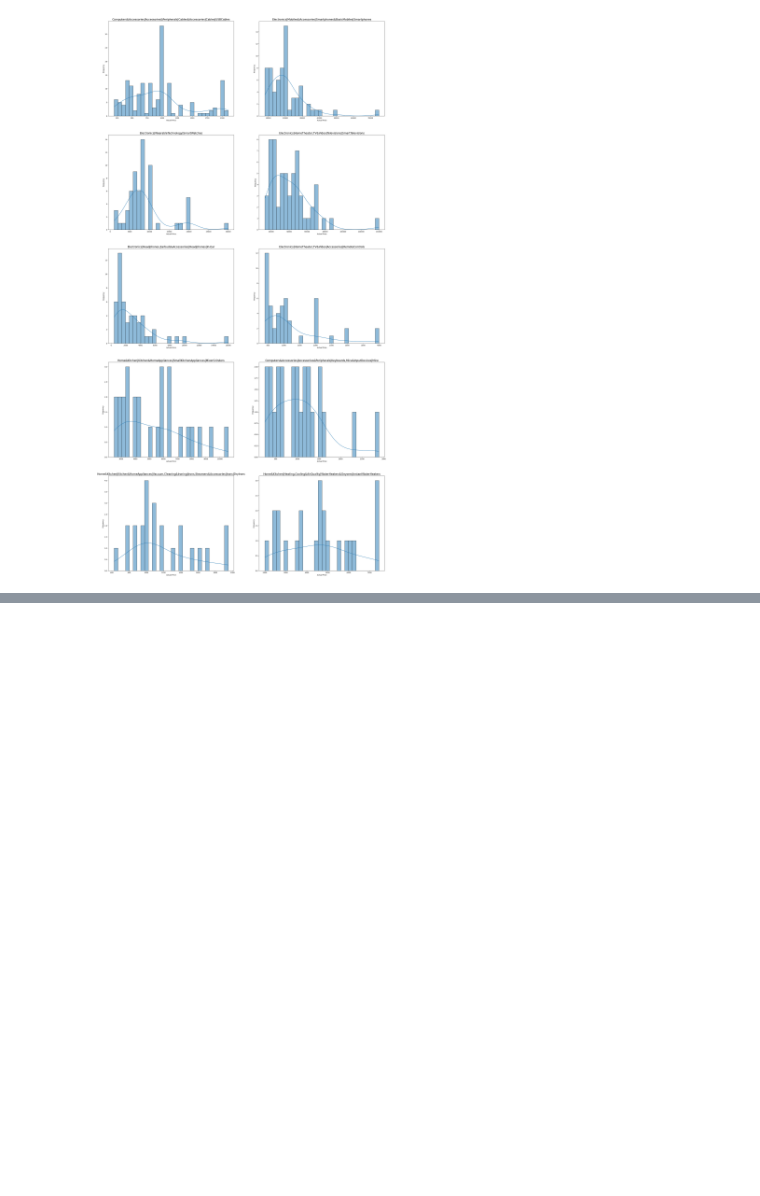
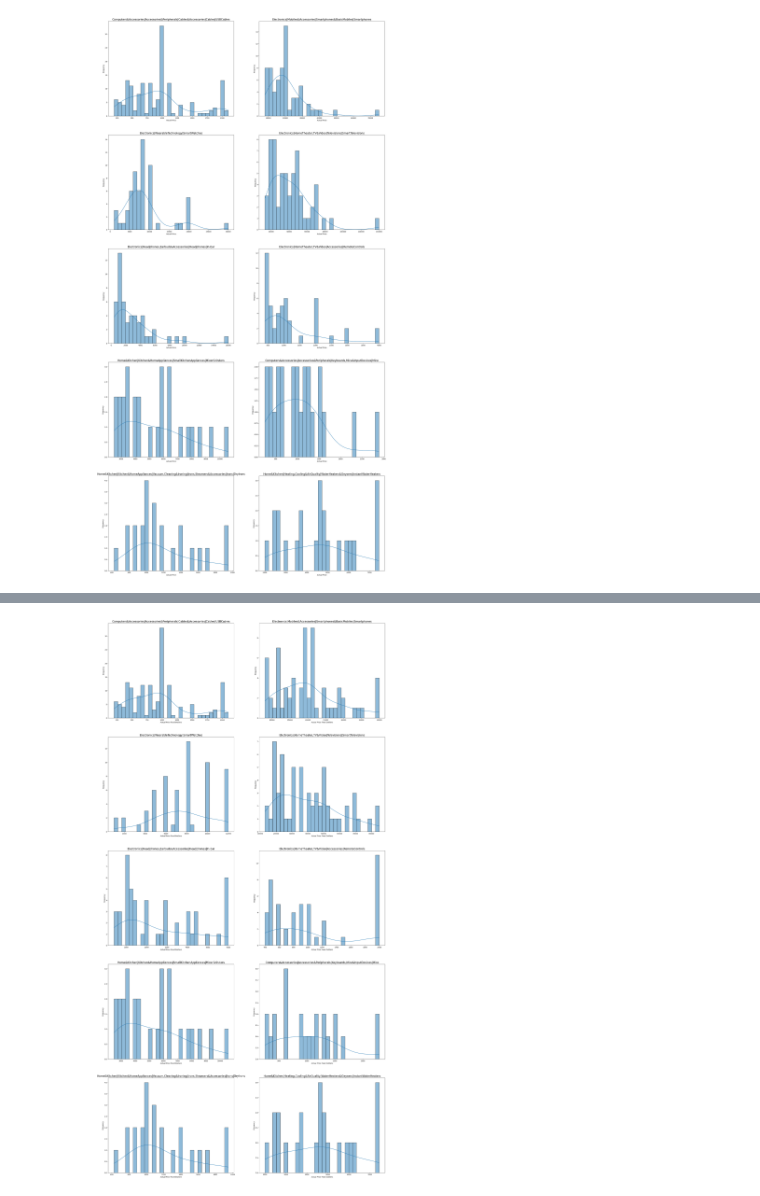
Before and after one commit to SantoshAbhinav/BusinessCaseStudies, a Jupyter notebook: case_studies/Amazon_Product_Recommendation_System_BCS.ipynb, the cells around one changed output, grey strips where cells are left out. Saved outputs shown, nothing was run; the diff lists cells and outputs as text; code cells hidden in the pictures; blank space fills up the shorter version.

```diff
--- a/case_studies/Amazon_Product_Recommendation_System_BCS.ipynb
+++ b/case_studies/Amazon_Product_Recommendation_System_BCS.ipynb
@@ -740,0 +781,39 @@ df['weighted_rating'] = df['weighted_rating'] / df['weighted_rating'].max() * 5
+# %%
+def fix_price_outliers(df, price_col, category_col, new_col='actual_price_fixed'):
+    def process_group(group):
+        median = group[price_col].median()
+        mad = np.median(np.abs(group[price_col] - median))
+
+        if mad == 0:
+            z = pd.Series(0, index=group.index)  # make it a Series
+        else:
+            z = 0.6745 * (group[price_col] - median) / mad
+
+        threshold = 3
+        max_valid = group.loc[np.abs(z) <= threshold, price_col].max()
+        fixed_prices = group[price_col].copy()
+        fixed_prices[np.abs(z) > threshold] = max_valid
+        group[new_col] = fixed_prices
+        return group
+
+    return df.groupby(category_col, group_keys=False).apply(process_group)
+
+df = fix_price_outliers(df, 'actual_price', 'category')
+# %%
+import matplotlib.pyplot as plt
+import seaborn as sns
+
+top_categories = df['category'].value_counts().nlargest(10).index
+fig, axes = plt.subplots(5, 2, figsize=(30, 60), sharex=False, sharey=False)
+axes = axes.flatten()
+
+for i, cat in enumerate(top_categories):
+    sns.histplot(df[df['category'] == cat]['actual_price_fixed'], bins=30, ax=axes[i], kde=True)
+    axes[i].set_title(cat, fontsize=16)  # Increase font size as needed
+    axes[i].set_xlabel('Actual Price Fixed Outliers')
+    axes[i].set_ylabel('Frequency')
+
+# plt.tight_layout()
+plt.show()
+# %% [output]
+[figure, added]
```
Also changed, not shown: parts of 9 cells of this notebook.
